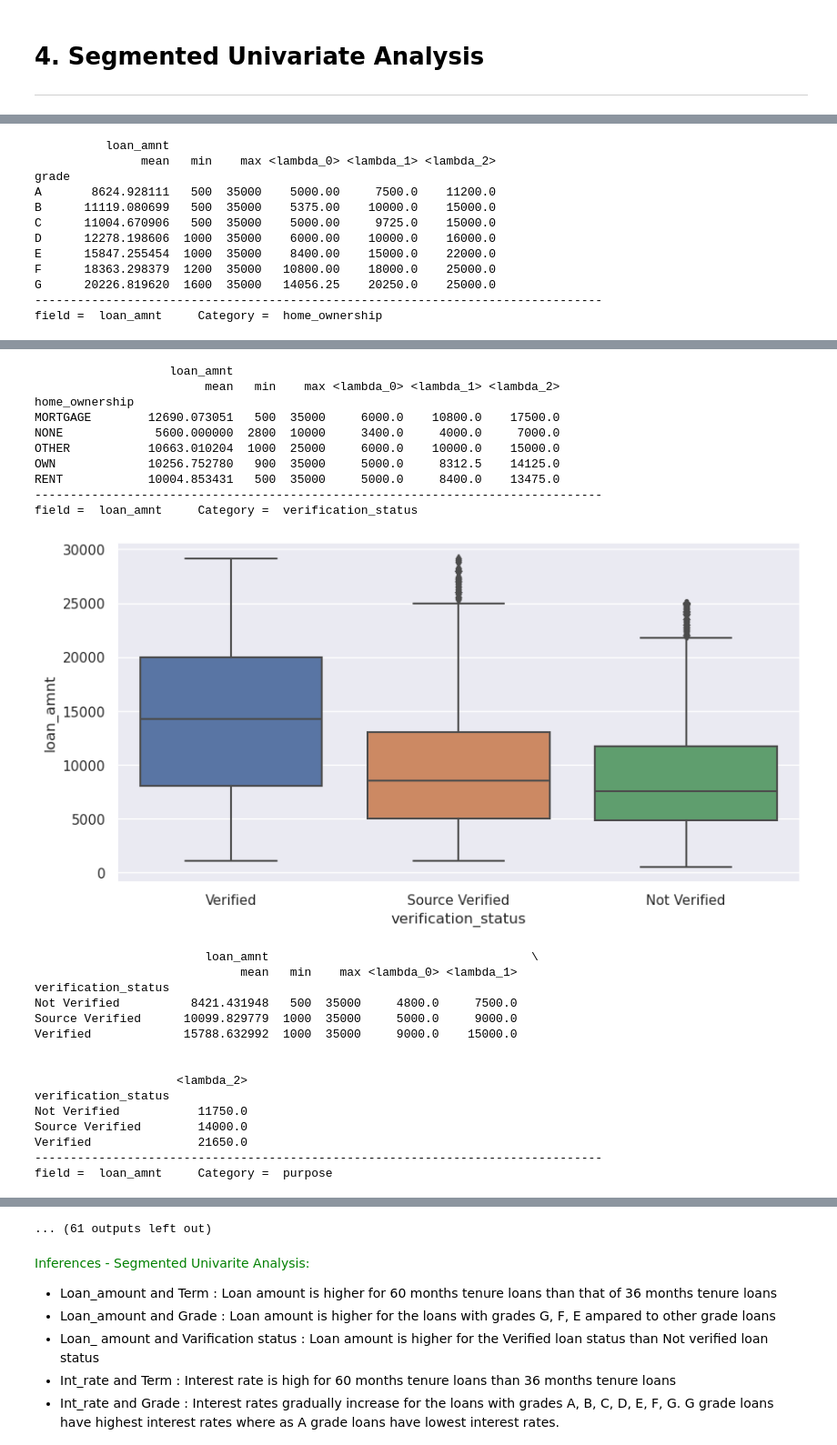
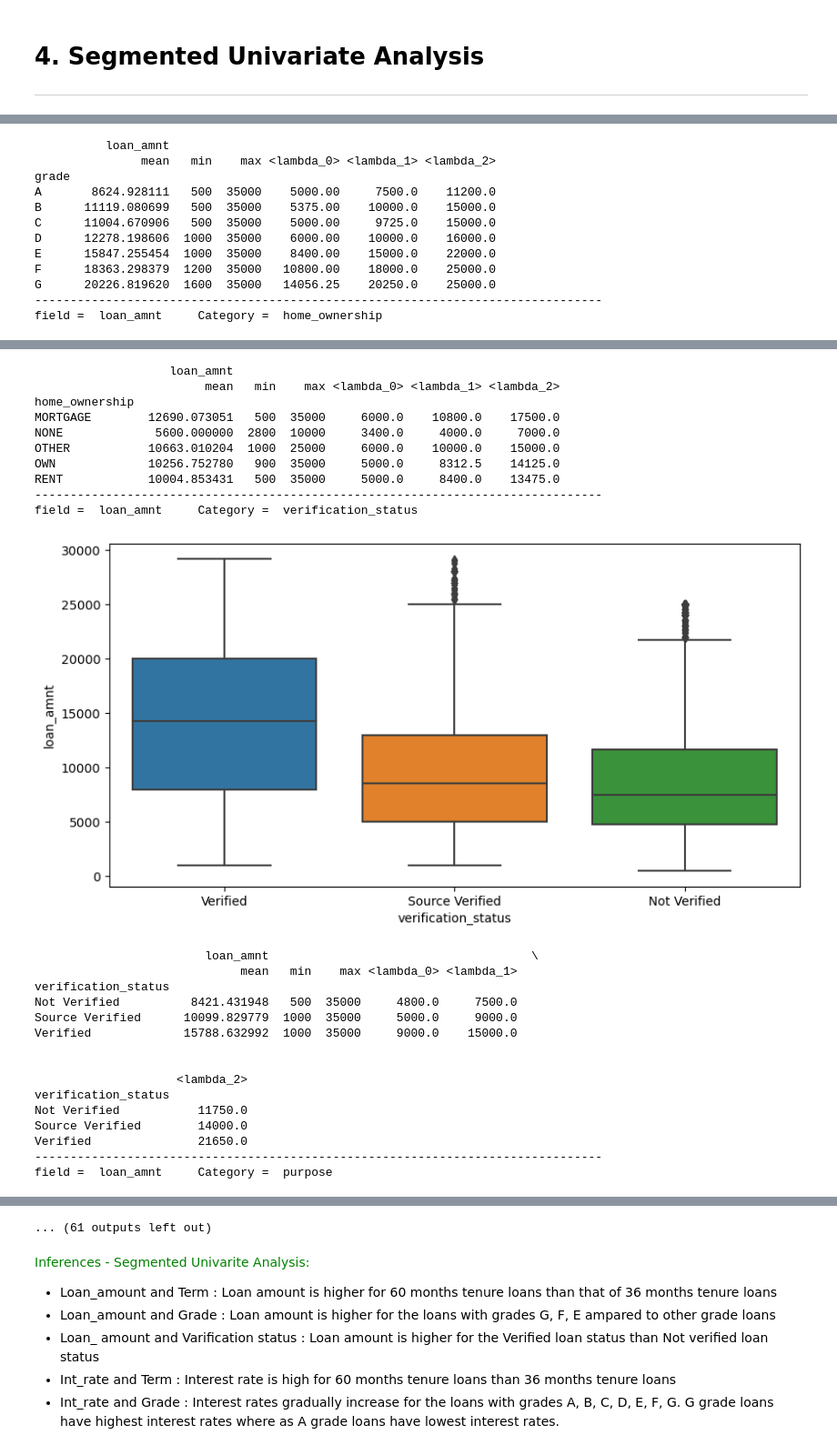
Before and after one commit to irish-luong/LandingClubCaseStudy, a Jupyter notebook: Dnyaneshwari_DucLuong_lending_club_case_study.ipynb, the cells around one changed output, grey strips where cells are left out. Shown at 91% size. Saved outputs shown, nothing was run; the diff lists cells and outputs as text; code cells hidden in the pictures.

```diff
--- a/Dnyaneshwari_DucLuong_lending_club_case_study.ipynb
+++ b/Dnyaneshwari_DucLuong_lending_club_case_study.ipynb
@@ -298,7 +314,6 @@ for field in unordered_categorical:
     item_count = df_final[field].nunique()
     n, bins, patches = plt.hist(df_final[field], bins=item_count, color='skyblue', edgecolor='black')
 
-    sns.set(rc={'figure.figsize': (8, 3)})
     plt.title(field)
     plt.xticks(rotation = 90)
 
@@ -351,7 +366,7 @@ for field in fields:
 
     print(f"\n============ Defaulted Loan Status (in %) in field {field.upper()} ============\n")
 
-    sns.set(rc={'figure.figsize': (10, 1)})
+    plt.figure(figsize=(10, 1))
     sns.heatmap(t, cmap='YlGnBu',annot=True, fmt='0.1f')
     plt.show()
 # %% [output]
@@ -599,7 +610,8 @@ for field in quantitative:
     for category in categories:
         print("field = ", field, "    Category = ", category,'\n')
         clean_df = remove_outliers(df_final, field)
-        sns.set(rc={'figure.figsize': (10, 5)})
+        #sns.set(rc={'figure.figsize': (10, 5)})
+        plt.figure(figsize=(10, 5))
         sns.boxplot(y=field, x=category, data=clean_df)
         plt.show()
         df_segment = df_final.groupby(category)
@@ -633,14 +645,14 @@ field =  loan_amnt     Category =  home_ownership
                    loan_amnt
                         mean   min    max <lambda_0> <lambda_1> <lambda_2>
 home_ownership
 MORTGAGE        12690.073051   500  35000     6000.0    10800.0    17500.0
 NONE             5600.000000  2800  10000     3400.0     4000.0     7000.0
 OTHER           10663.010204  1000  25000     6000.0    10000.0    15000.0
 OWN             10256.752780   900  35000     5000.0     8312.5    14125.0
 RENT            10004.853431   500  35000     5000.0     8400.0    13475.0
 --------------------------------------------------------------------------------
 field =  loan_amnt     Category =  verification_status
-[figure, old version]
+[figure, new version]
                         loan_amnt                                     \
                              mean   min    max <lambda_0> <lambda_1>
 verification_status
```
Also changed, not shown: parts of 14 cells of this notebook.
